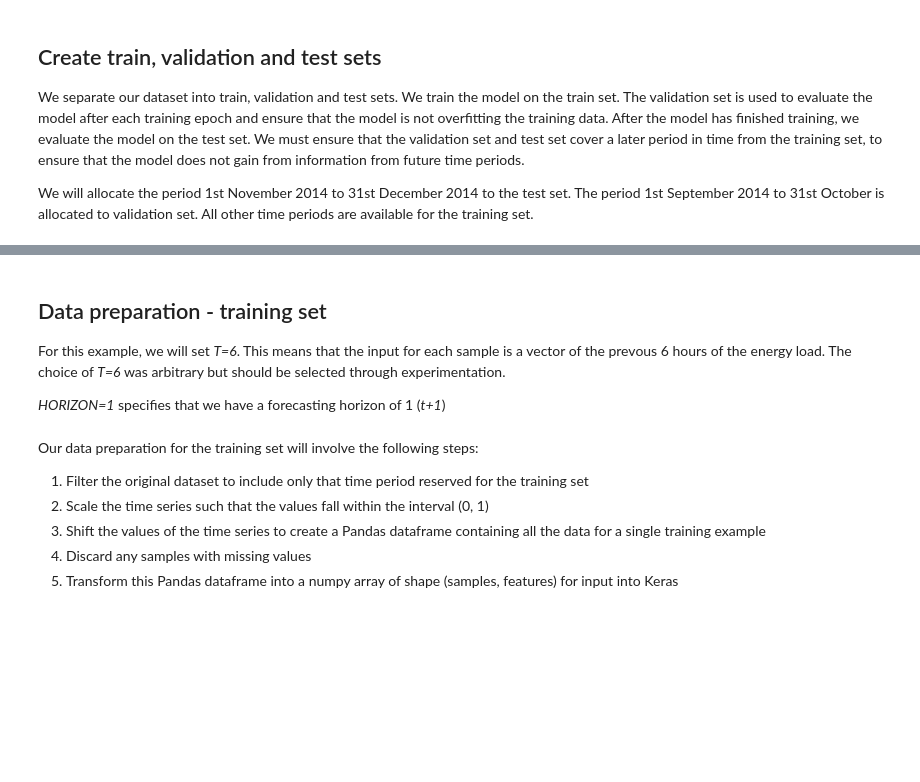
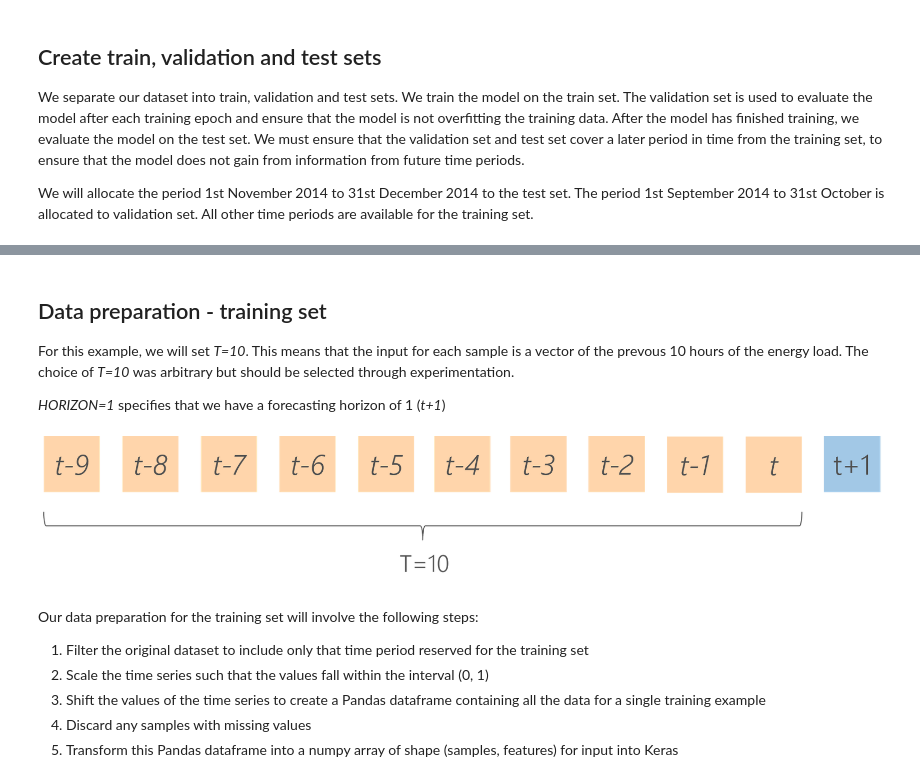
Before and after one commit to Azure/DeepLearningForTimeSeriesForecasting, a Jupyter notebook: 1_CNN_dilated.ipynb, the cells around one changed output, grey strips where cells are left out. Cells and saved outputs as stored; diff of their text form; code cells hidden in the pictures; blank space fills up the shorter version.

Commit message:
update images

```diff
--- a/1_CNN_dilated.ipynb
+++ b/1_CNN_dilated.ipynb
@@ -54,9 +63,11 @@ plt.show()
 # %% [markdown]
 ## Data preparation - training set
 
-For this example, we will set *T=6*. This means that the input for each sample is a vector of the prevous 6 hours of the energy load. The choice of *T=6* was arbitrary but should be selected through experimentation.
+For this example, we will set *T=10*. This means that the input for each sample is a vector of the prevous 10 hours of the energy load. The choice of *T=10* was arbitrary but should be selected through experimentation.
 
 *HORIZON=1* specifies that we have a forecasting horizon of 1 (*t+1*)
 # %%
-Image('./images/one_step_forecast.png')
+Image('./images/one_step_forecast_T10.png')
+# %% [output]
+[figure, added]
 # %%
```
Also changed, not shown: parts of 34 cells of this notebook, 3 other files.
